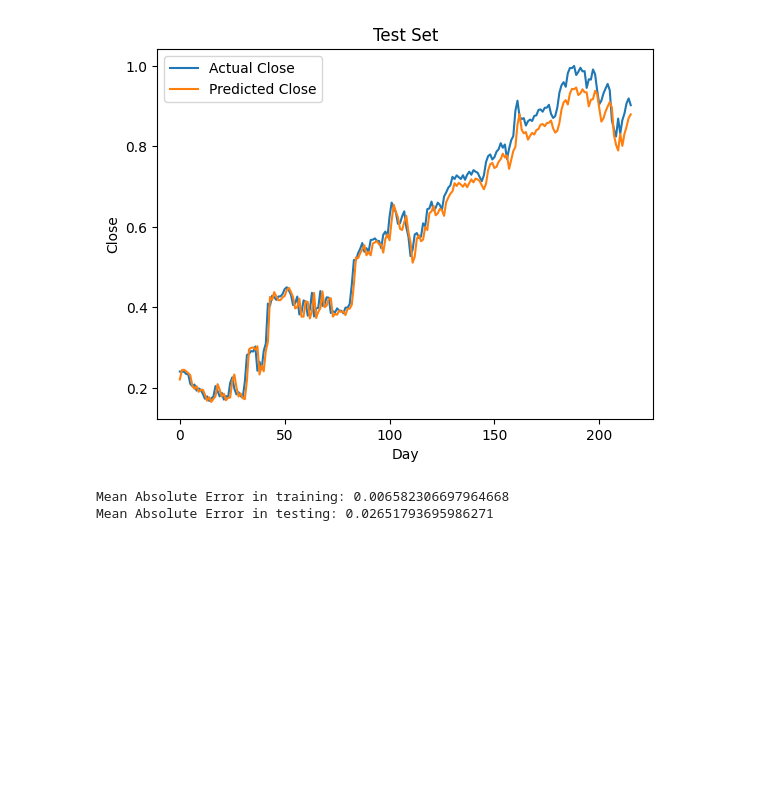
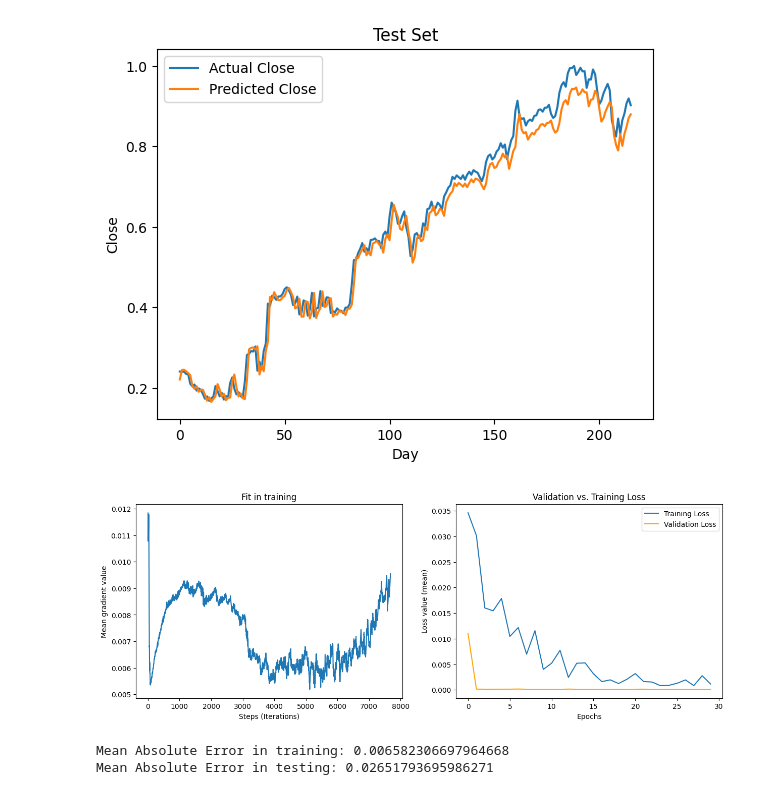
Before and after one commit to Kusalb/RNNs-for-stock-price-prediction, a Jupyter notebook: RNN.ipynb, the cells around one changed output. Saved outputs shown, nothing was run; the diff lists cells and outputs as text; code cells hidden in the pictures; blank space fills up the shorter version.

```diff
--- a/RNN.ipynb
+++ b/RNN.ipynb
@@ -916,6 +916,10 @@ my_trainer.plot_predictions(X_train, y_train, X_test, y_test, lookback)
 # %% [output]
 [figure]
 [figure]
+# %%
+my_trainer.plot_gradients_losses()
+# %% [output]
+[figure, added]
 # %%
 my_trainer.calculate_and_print_mae(X_train, y_train, X_test, y_test)
 # %% [output]
```
